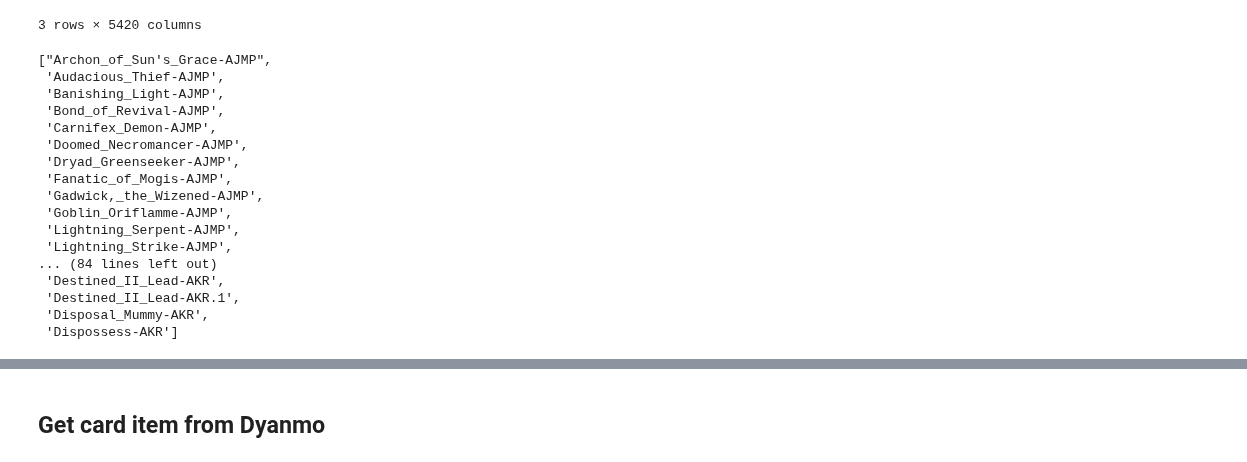
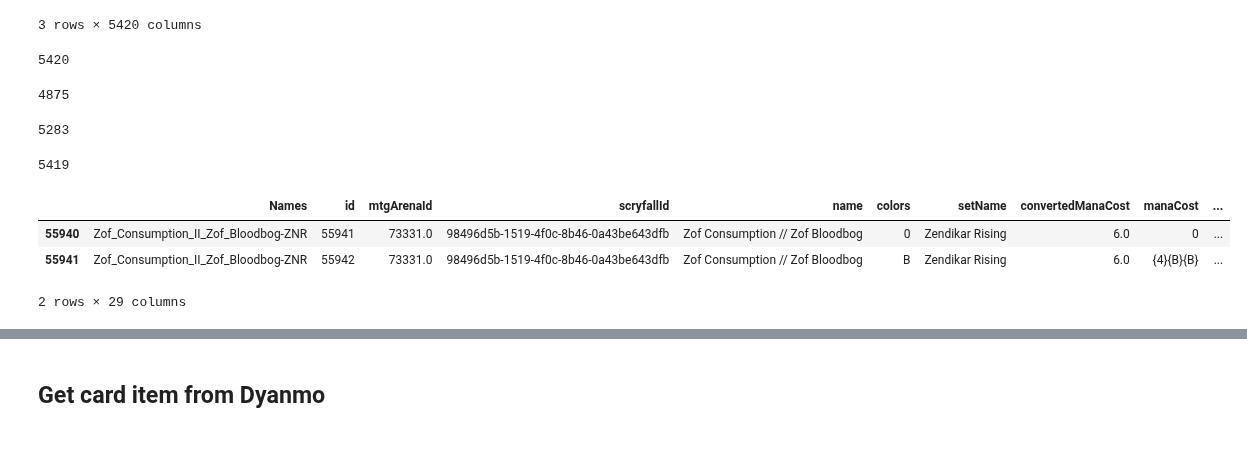
Before and after one commit to ledgerW/magicml, a Jupyter notebook: notebooks/mtgjson_sm_proc.ipynb, the cells around one changed output, grey strips where cells are left out. Cells and saved outputs as stored; diff of their text form; code cells hidden in the pictures.

```diff
--- a/notebooks/mtgjson_sm_proc.ipynb
+++ b/notebooks/mtgjson_sm_proc.ipynb
@@ -116,3 +116,25 @@ cards_df.head(1)
 |  | id | artist | asciiName | availability | borderColor | cardKingdomFoilId | cardKingdomId | ... |
 | 0 | 1 | Rebecca Guay | NaN | mtgo,paper | black | 123335.0 | 122967.0 | ... |
 1 rows × 88 columns
+# %%
+def get_image_uris(row):
+    try:
+        if pd.notna(row['image_uris']):
+            return row['image_uris']
+        else:
+            return [card['image_uris'] for card in row['card_faces']]
+    except:
+        return 'Blank'
+# %%
+# Scryfall image urls
+scryfall_df = pd.read_json('../data/scryfall/cards.json')\
+    .query('arena_id.notnull()')\
+    [['id','image_uris','card_faces']]\
+    .reset_index(drop=True)\
+    .assign(image_urls=lambda df: df.apply(get_image_uris, axis=1))\
+    .drop(columns=['image_uris','card_faces'])\
+    .rename(columns={'id': 'scryfallId'})
+
+print(scryfall_df.shape)
+print('{} MB'.format(round(scryfall_df.memory_usage().sum()/1000000, 2)))
+scryfall_df.head(3)
@@ -118,0 +148,7 @@ cards_df.head(1)
+# %%
+cards_df = cards_df\
+    .merge(scryfall_df, how='left', on='scryfallId')
+
+print(cards_df.shape)
+print('{} MB'.format(round(cards_df.memory_usage().sum()/1000000, 2)))
+cards_df.head(1)
@@ -445,31 +487,34 @@ pred_df.head(3)
 | 1 | Audacious_Thief-AJMP | 0.388027 | 1.000000 | 0.364457 | 0.447599 | ... |
 | 2 | Banishing_Light-AJMP | 0.540133 | 0.364457 | 1.000000 | 0.583114 | ... |
 3 rows × 5420 columns
+# %%
+pred_df.columns.nunique()
+# %% [output]
+5420
+# %%
+cards_df.Names.nunique()
+# %% [output]
+4875
+# %%
+cards_df.scryfallId.nunique()
+# %% [output]
+5283
+# %%
+cards_df.id.nunique()
+# %% [output]
+5419
+# %%
+cards_df.query('Names == "Zof_Consumption_II_Zof_Bloodbog-ZNR"')
+# %% [output]
+|  | Names | id | mtgArenaId | scryfallId | name | colors | setName | convertedManaCost | manaCost | ... |
+| 55940 | Zof_Consumption_II_Zof_Bloodbog-ZNR | 55941 | 73331.0 | 98496d5b-1519-4f0c-8b46-0a43be643dfb | Zof Consumption // Zof Bloodbog | 0 | Zendikar Rising | 6.0 | 0 | ... |
+| 55941 | Zof_Consumption_II_Zof_Bloodbog-ZNR | 55942 | 73331.0 | 98496d5b-1519-4f0c-8b46-0a43be643dfb | Zof Consumption // Zof Bloodbog | B | Zendikar Rising | 6.0 | {4}{B}{B} | ... |
+2 rows × 29 columns
 # %%
 all_cards = pred_df.columns
 
 BATCH_SIZE = 100
 batches = [list(all_cards[n:n+BATCH_SIZE]) for n in range(1, len(all_cards), BATCH_SIZE)]
-# %%
-batches[0]
-# %% [output]
-["Archon_of_Sun's_Grace-AJMP",
- 'Audacious_Thief-AJMP',
- 'Banishing_Light-AJMP',
- 'Bond_of_Revival-AJMP',
- 'Carnifex_Demon-AJMP',
- 'Doomed_Necromancer-AJMP',
- 'Dryad_Greenseeker-AJMP',
- 'Fanatic_of_Mogis-AJMP',
- 'Gadwick,_the_Wizened-AJMP',
- 'Goblin_Oriflamme-AJMP',
- 'Lightning_Serpent-AJMP',
- 'Lightning_Strike-AJMP',
-... (84 lines left out)
- 'Destined_II_Lead-AKR',
- 'Destined_II_Lead-AKR.1',
- 'Disposal_Mummy-AKR',
- 'Dispossess-AKR']
 # %%
 merge_cols = [
     'Names','id','mtgArenaId','scryfallId','name','colors','setName',
```
Also changed, not shown: parts of 18 cells of this notebook, 8 other files.
